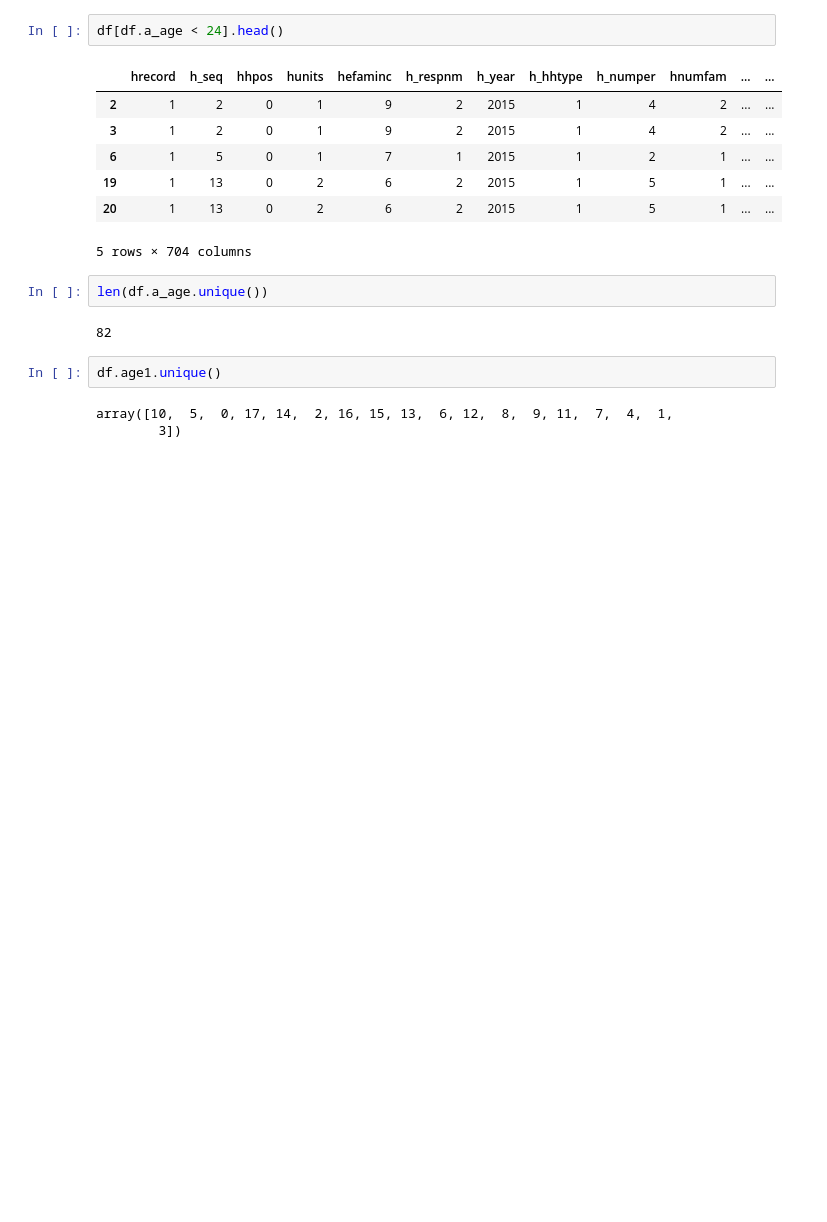
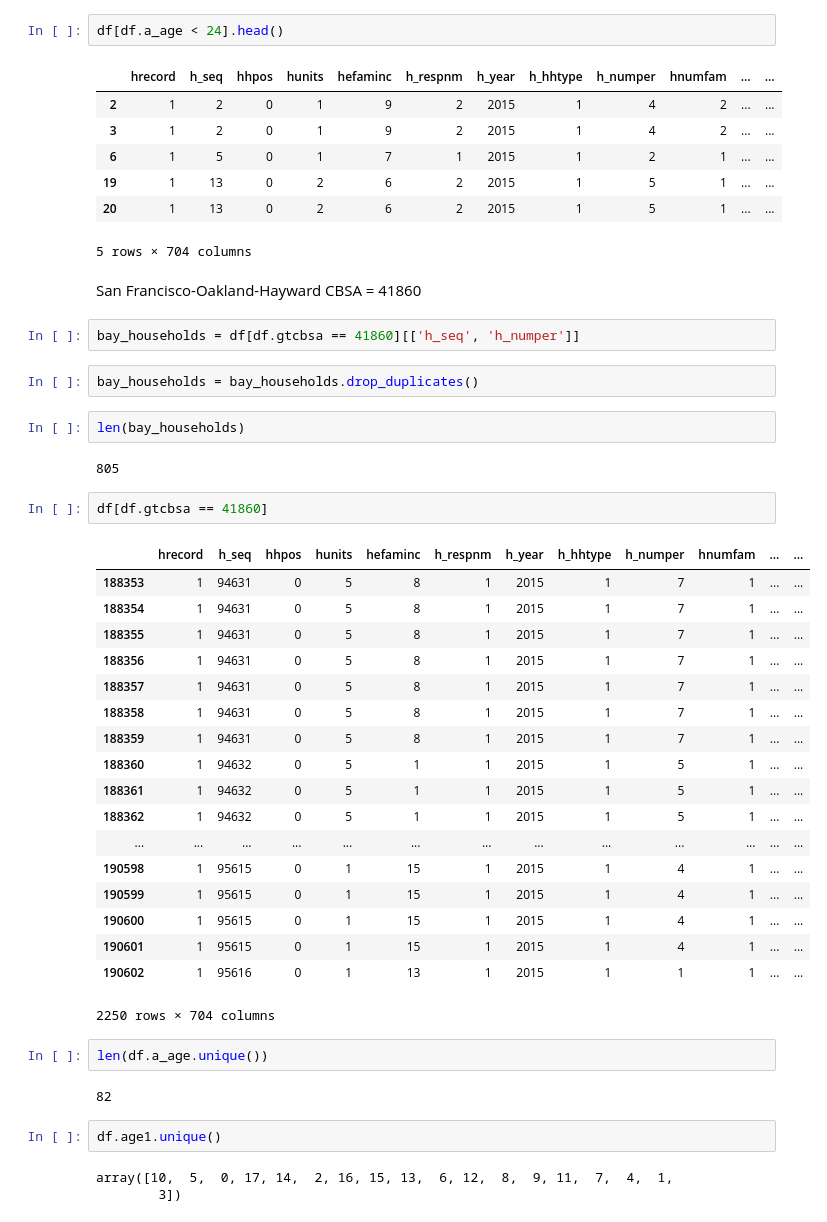
Before and after one commit to reeleis/snake_people, a Jupyter notebook: Importing Stata from CPS.ipynb, the cells around one changed output. Saved outputs shown, nothing was run; the diff lists cells and outputs as text; blank space fills up the shorter version.

```diff
--- a/Importing Stata from CPS.ipynb
+++ b/Importing Stata from CPS.ipynb
@@ -30,6 +32,37 @@ df[df.a_age < 24].head()
 | 19 | 1 | 13 | 0 | 2 | 6 | 2 | 2015 | 1 | 5 | 1 | ... | ... |
 | 20 | 1 | 13 | 0 | 2 | 6 | 2 | 2015 | 1 | 5 | 1 | ... | ... |
 5 rows × 704 columns
+# %% [markdown]
+San Francisco-Oakland-Hayward CBSA = 41860
+# %%
+bay_households = df[df.gtcbsa == 41860][['h_seq', 'h_numper']]
+# %%
+bay_households = bay_households.drop_duplicates()
+# %%
+len(bay_households)
+# %% [output]
+805
+# %%
+df[df.gtcbsa == 41860]
+# %% [output]
+|  | hrecord | h_seq | hhpos | hunits | hefaminc | h_respnm | h_year | h_hhtype | h_numper | hnumfam | ... | ... |
+| 188353 | 1 | 94631 | 0 | 5 | 8 | 1 | 2015 | 1 | 7 | 1 | ... | ... |
+| 188354 | 1 | 94631 | 0 | 5 | 8 | 1 | 2015 | 1 | 7 | 1 | ... | ... |
+| 188355 | 1 | 94631 | 0 | 5 | 8 | 1 | 2015 | 1 | 7 | 1 | ... | ... |
+| 188356 | 1 | 94631 | 0 | 5 | 8 | 1 | 2015 | 1 | 7 | 1 | ... | ... |
+| 188357 | 1 | 94631 | 0 | 5 | 8 | 1 | 2015 | 1 | 7 | 1 | ... | ... |
+| 188358 | 1 | 94631 | 0 | 5 | 8 | 1 | 2015 | 1 | 7 | 1 | ... | ... |
+| 188359 | 1 | 94631 | 0 | 5 | 8 | 1 | 2015 | 1 | 7 | 1 | ... | ... |
+| 188360 | 1 | 94632 | 0 | 5 | 1 | 1 | 2015 | 1 | 5 | 1 | ... | ... |
+| 188361 | 1 | 94632 | 0 | 5 | 1 | 1 | 2015 | 1 | 5 | 1 | ... | ... |
+| 188362 | 1 | 94632 | 0 | 5 | 1 | 1 | 2015 | 1 | 5 | 1 | ... | ... |
+| ... | ... | ... | ... | ... | ... | ... | ... | ... | ... | ... | ... | ... |
+| 190598 | 1 | 95615 | 0 | 1 | 15 | 1 | 2015 | 1 | 4 | 1 | ... | ... |
+| 190599 | 1 | 95615 | 0 | 1 | 15 | 1 | 2015 | 1 | 4 | 1 | ... | ... |
+| 190600 | 1 | 95615 | 0 | 1 | 15 | 1 | 2015 | 1 | 4 | 1 | ... | ... |
+| 190601 | 1 | 95615 | 0 | 1 | 15 | 1 | 2015 | 1 | 4 | 1 | ... | ... |
+| 190602 | 1 | 95616 | 0 | 1 | 13 | 1 | 2015 | 1 | 1 | 1 | ... | ... |
+2250 rows × 704 columns
 # %%
 len(df.a_age.unique())
 # %% [output]
```
Also changed, not shown: parts of 8 cells of this notebook.
